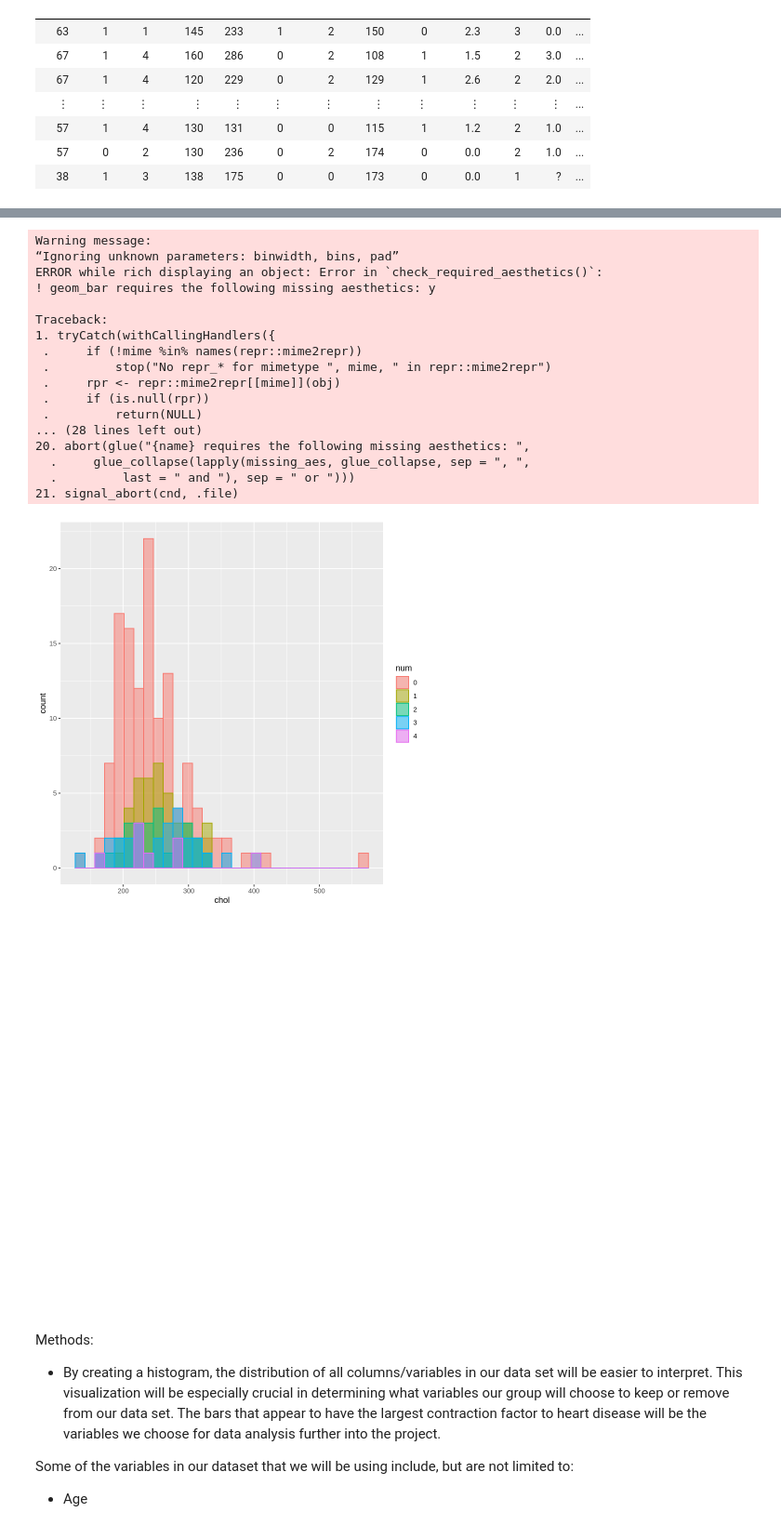
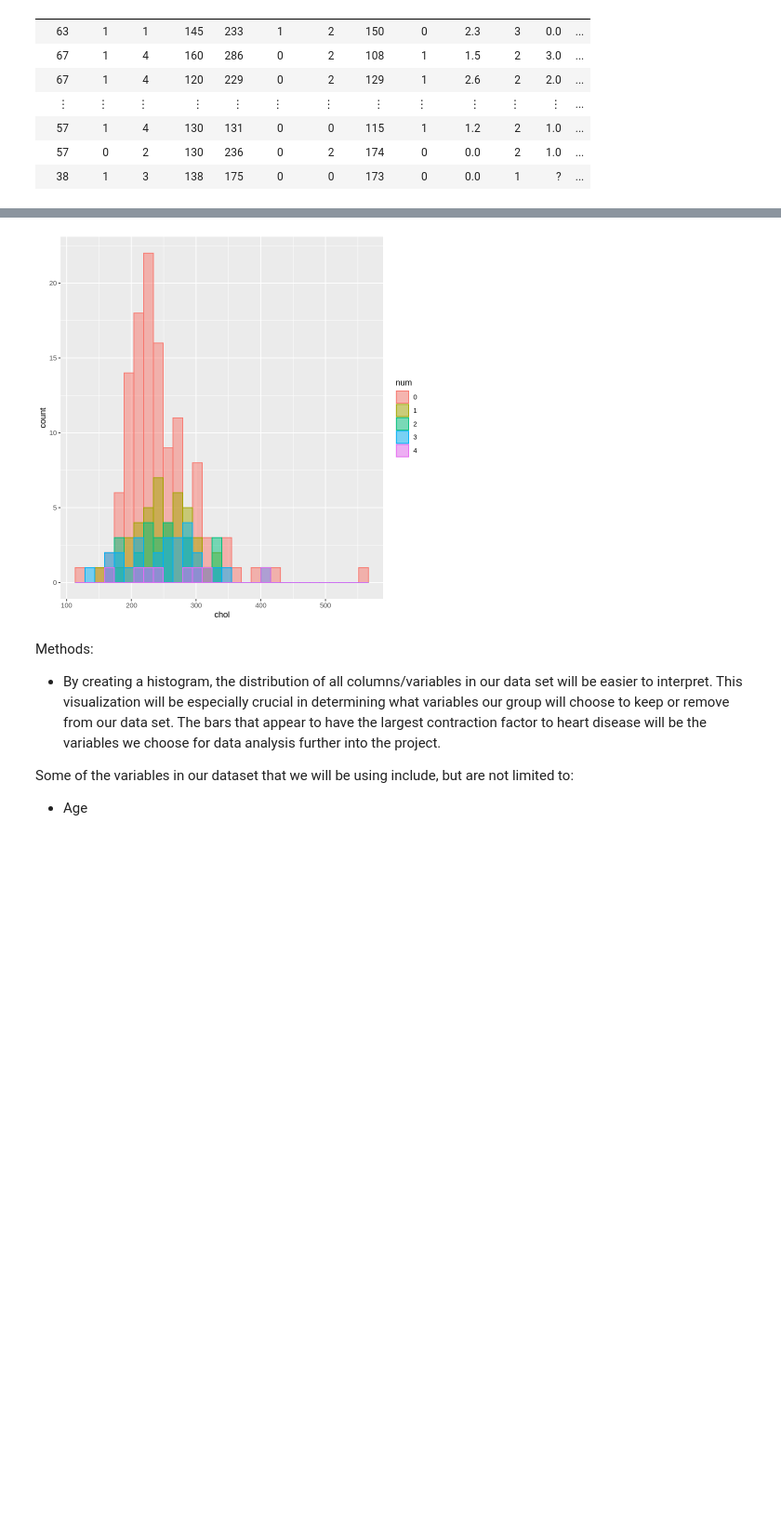
Before and after one commit to acorni02/dsci-100-2022w1-group-4, a Jupyter notebook: group_project_proposal.ipynb, the cells around one changed output, grey strips where cells are left out. Shown at 93% size. Drawn from its saved outputs; the diff is of its cells as text; code cells hidden in the pictures; blank space fills up the shorter version.

```diff
--- a/group_project_proposal.ipynb
+++ b/group_project_proposal.ipynb
@@ -127,12 +145,5 @@ chol_hist <- ggplot(hd_training, aes(x = chol, color = num, fill = num))+
                     geom_histogram(alpha=0.5, position="identity")
 
 chol_hist
-
-sex_hist <- hd_training|>
-         ggplot(aes(x = sex_edited, fill = num)) +
-         geom_histogram(position = "dodge", stat = "identity")+
-         labs(x="sex", y= "Number of People", fill = "Severity of Heart Disease (0-4)")+
-         scale_fill_brewer(palette = "Dark2")
-sex_hist
 # %% [output]
 `stat_bin()` using `bins = 30`. Pick better value with `binwidth`.
@@ -142,22 +153,4 @@ sex_hist
-Warning message:
-“Ignoring unknown parameters: binwidth, bins, pad”
-ERROR while rich displaying an object: Error in `check_required_aesthetics()`:
-! geom_bar requires the following missing aesthetics: y
-
-Traceback:
-1. tryCatch(withCallingHandlers({
- .     if (!mime %in% names(repr::mime2repr))
- .         stop("No repr_* for mimetype ", mime, " in repr::mime2repr")
- .     rpr <- repr::mime2repr[[mime]](obj)
- .     if (is.null(rpr))
- .         return(NULL)
-... (28 lines left out)
-20. abort(glue("{name} requires the following missing aesthetics: ",
-  .     glue_collapse(lapply(missing_aes, glue_collapse, sep = ", ",
-  .         last = " and "), sep = " or ")))
-21. signal_abort(cnd, .file)
-[figure, old version]
+[figure, new version]
-[figure, removed]
 # %% [markdown]
 Methods:
 - By creating a histogram, the distribution of all columns/variables in our data set will be easier to interpret. This visualization will be especially crucial in determining what variables our group will choose to keep or remove from our data set. The bars that appear to have the largest contraction factor to heart disease will be the variables we choose for data analysis further into the project.
```
Also changed, not shown: parts of 4 cells of this notebook.
